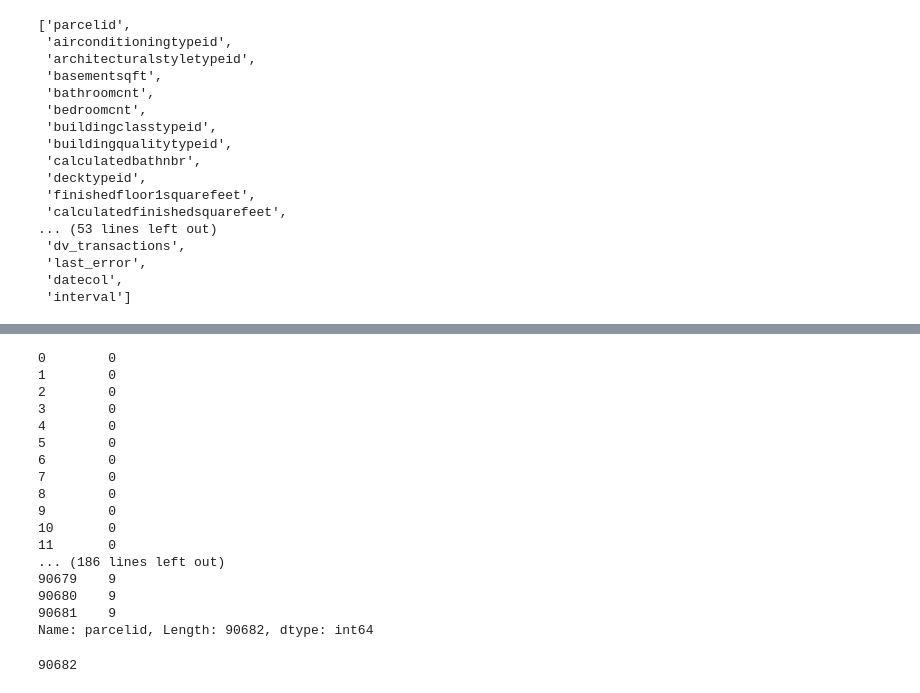
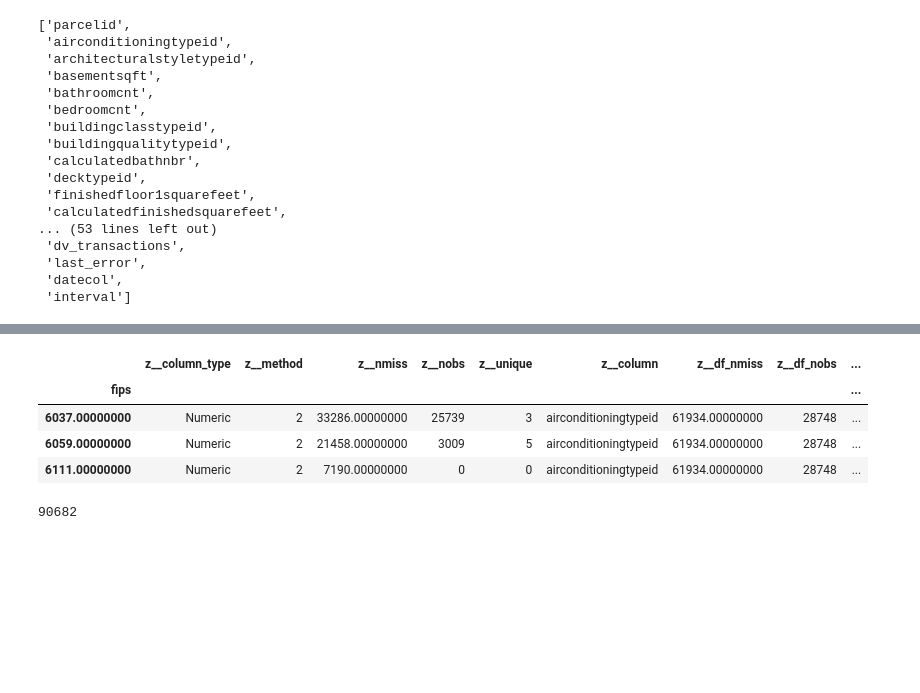
Before and after one commit to u36073/trm3pylib, a Jupyter notebook: trm3pylib testing 001.ipynb, the cells around one changed output, grey strips where cells are left out. Drawn from its saved outputs; the diff is of its cells as text; code cells hidden in the pictures; blank space fills up the shorter version.

```diff
--- a/trm3pylib testing 001.ipynb
+++ b/trm3pylib testing 001.ipynb
@@ -82,17 +82,18 @@ my_imputer = trm3.impute.Imputer(train_df = df,
 #                                  columns = ["datecol"],
                                  groupby = ["fips"],
                                  label = "dv_avg_error",
-                                 method = 4,
+                                 method = 2,
                                  mode_fallback_distinct_values = 3,
                                  mean_label_min_obs = .005,
                                  mean_label_bins = 10,
                                  nominal_new_category_min_obs = .01,
                                  missing_indicators = False,
                                  missing_indicators_min_obs = .01,
-                                 model_x_columns = None
+                                 model_x_columns = None,
+                                 verbose=False
                                 )
 
 my_imputer_rules = my_imputer.fit()
-# my_imputer_rules.impute(impute_df=df, inplace=False)
+my_imputer_rules.impute(impute_df=df, inplace=False, verbose=True)
 # %% [output]
 <module 'trm3.impute' from 'D:\\projects\\Python36-Package-Development\\trm3pylib\\trm3\\impute.py'>
@@ -150,24 +103,11 @@ Imputer.fit() finished in 64.75995182991028 seconds.
-# %%
-df.groupby(["fips"])["parcelid"].\
-transform(lambda x: pandas.qcut(x, 10, labels=False, duplicates="drop"))
-# %% [output]
-0        0
-1        0
-2        0
-3        0
-4        0
-5        0
-6        0
-7        0
-8        0
-9        0
-10       0
-11       0
-... (186 lines left out)
-90679    9
-90680    9
-90681    9
-Name: parcelid, Length: 90682, dtype: int64
+# %%
+my_imputer_rules.rules_list[1][3]
+# %% [output]
+|  | z__column_type | z__method | z__nmiss | z__nobs | z__unique | z__column | z__df_nmiss | z__df_nobs | ... |
+| fips |  |  |  |  |  |  |  |  | ... |
+| 6037.00000000 | Numeric | 2 | 33286.00000000 | 25739 | 3 | airconditioningtypeid | 61934.00000000 | 28748 | ... |
+| 6059.00000000 | Numeric | 2 | 21458.00000000 | 3009 | 5 | airconditioningtypeid | 61934.00000000 | 28748 | ... |
+| 6111.00000000 | Numeric | 2 | 7190.00000000 | 0 | 0 | airconditioningtypeid | 61934.00000000 | 28748 | ... |
 # %%
 len(df)
 # %% [output]
```
Also changed, not shown: parts of 1 cell of this notebook, 2 other files.
